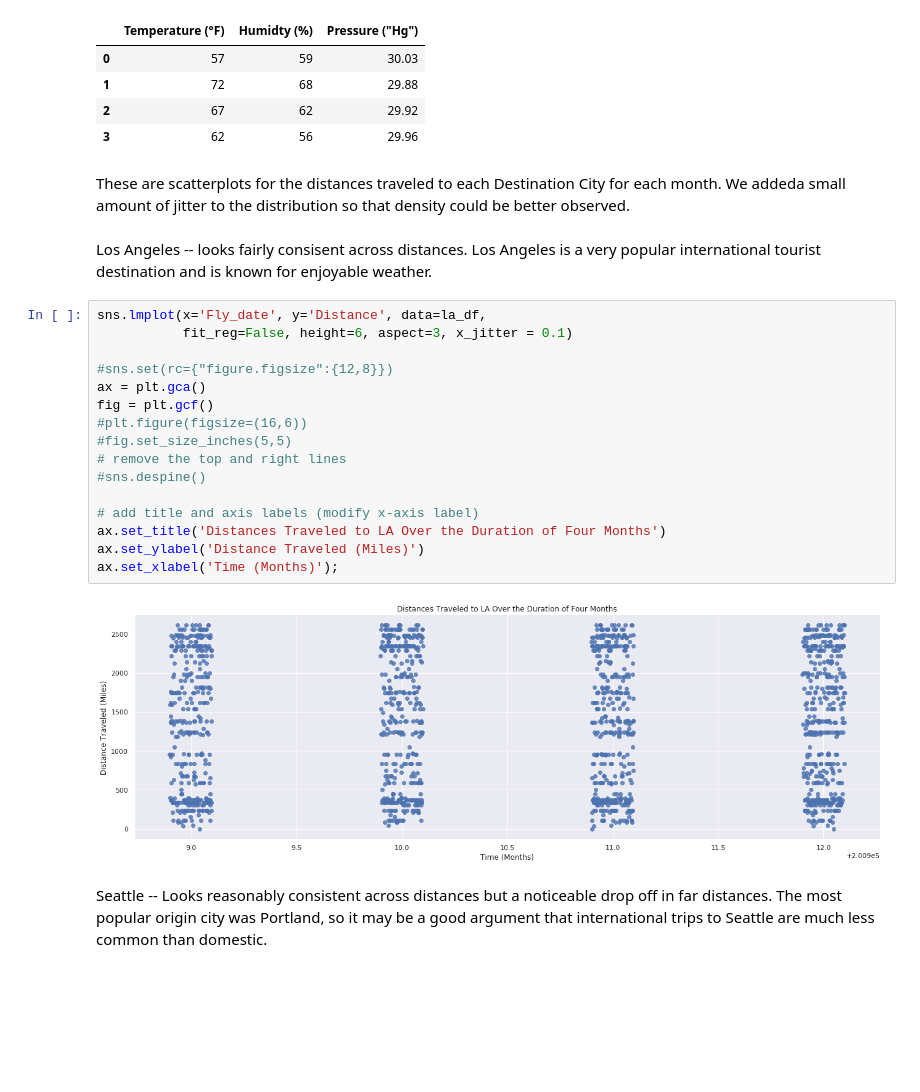
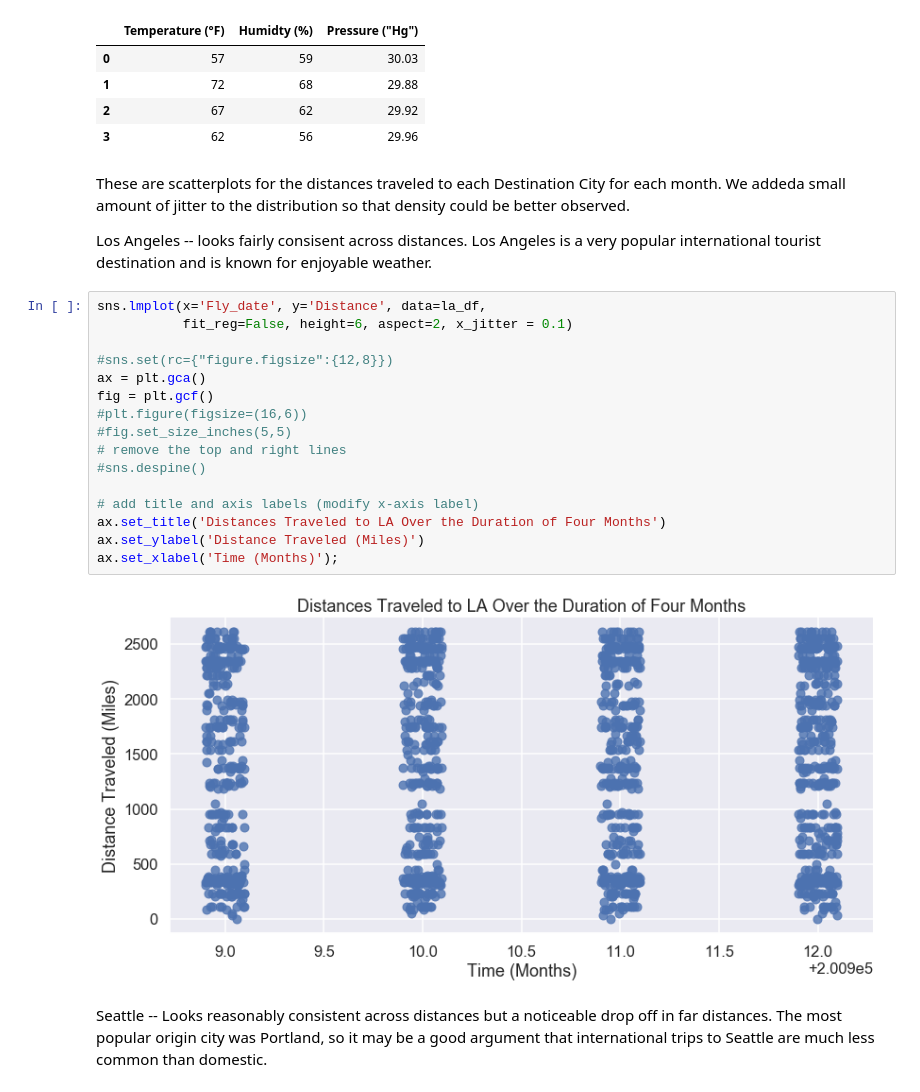
Before and after one commit to adamxkabbara/Paradise-Lost, a Jupyter notebook: Project.ipynb, the cells around one changed output. Saved outputs shown, nothing was run; the diff lists cells and outputs as text; blank space fills up the shorter version.

Commit message:
updata graph and integrated old version

```diff
--- a/Project.ipynb
+++ b/Project.ipynb
@@ -426,26 +528,26 @@ la_we
 | 3 | 62 | 56 | 29.96 |
 # %% [markdown]
 These are scatterplots for the distances traveled to each Destination City for each month. We addeda small amount of jitter to the distribution so that density could be better observed.
+
+Los Angeles -- looks fairly consisent across distances. Los Angeles is a very popular international tourist destination and is known for enjoyable weather.
-# %% [markdown]
-Los Angeles -- looks fairly consisent across distances. Los Angeles is a very popular international tourist destination and is known for enjoyable weather.
 # %%
 sns.lmplot(x='Fly_date', y='Distance', data=la_df,
-           fit_reg=False, height=6, aspect=3, x_jitter = 0.1)
+           fit_reg=False, height=6, aspect=2, x_jitter = 0.1)
 
 #sns.set(rc={"figure.figsize":{12,8}})
 ax = plt.gca()
 fig = plt.gcf()
 #plt.figure(figsize=(16,6))
 #fig.set_size_inches(5,5)
 # remove the top and right lines
 #sns.despine()
 
 # add title and axis labels (modify x-axis label)
 ax.set_title('Distances Traveled to LA Over the Duration of Four Months')
 ax.set_ylabel('Distance Traveled (Miles)')
 ax.set_xlabel('Time (Months)');
 # %% [output]
-[figure, old version]
+[figure, new version]
 # %% [markdown]
 Seattle -- Looks reasonably consistent across distances but a noticeable drop off in far distances. The most popular origin city was Portland, so it may be a good argument that international trips to Seattle are much less common than domestic.
 # %%
```
Also changed, not shown: parts of 105 cells of this notebook.
